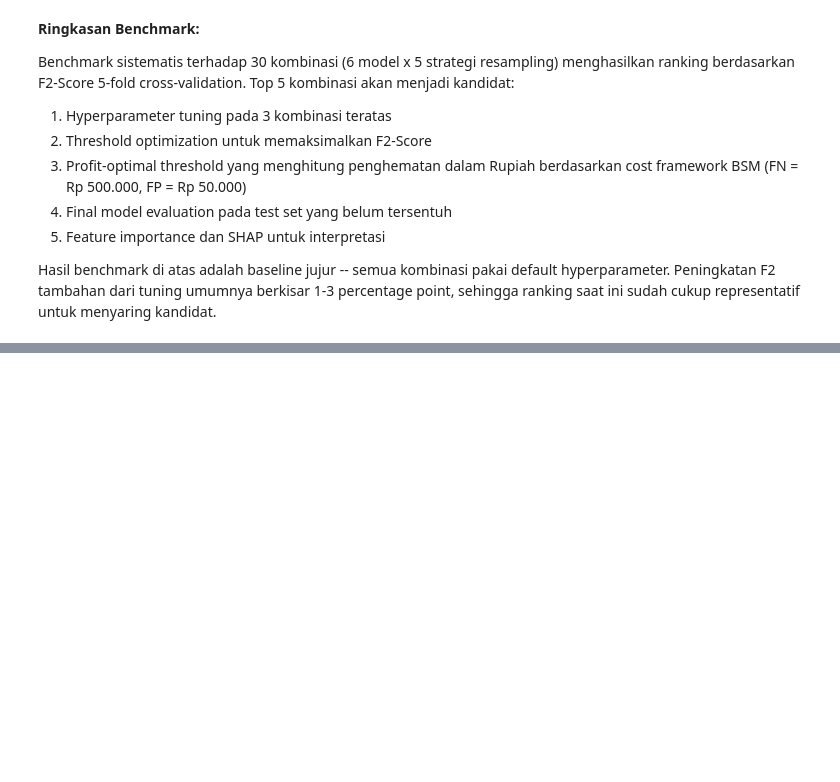
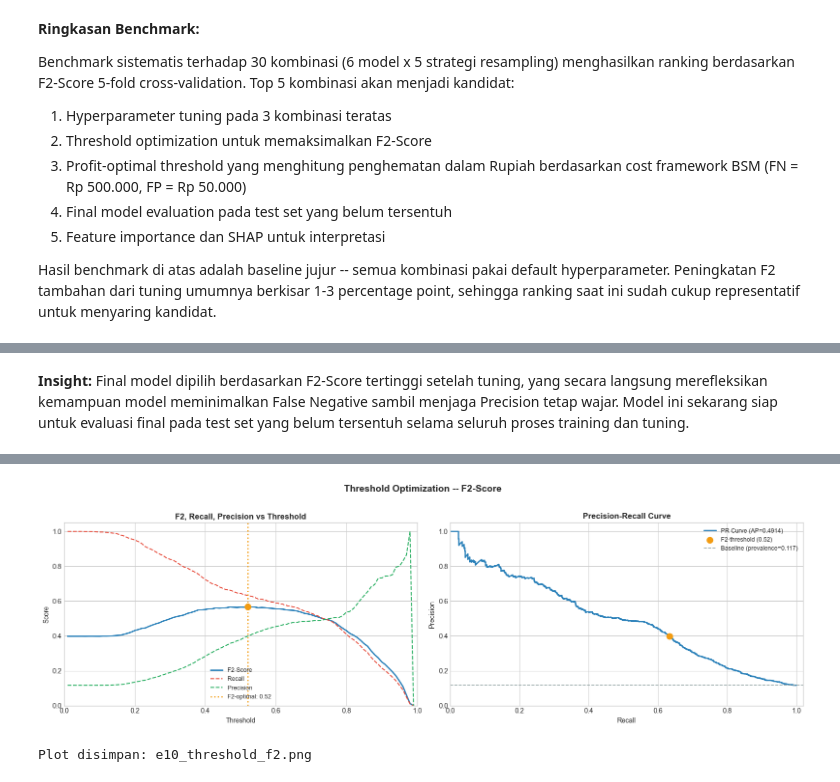
Before and after one commit to ravasrgh/bank-marketing-campaign-predictive-analytics, a Jupyter notebook: BSM_Bank_Marketing_FinalProject.ipynb, the cells around one changed output, grey strips where cells are left out. Drawn from its saved outputs; the diff is of its cells as text; code cells hidden in the pictures; blank space fills up the shorter version.

Commit message:
Final notebook and model

```diff
--- a/BSM_Bank_Marketing_FinalProject.ipynb
+++ b/BSM_Bank_Marketing_FinalProject.ipynb
@@ -3233,0 +3579,75 @@ Hasil benchmark di atas adalah baseline jujur -- semua kombinasi pakai default h
+# %% [markdown]
+**Insight:** Final model dipilih berdasarkan F2-Score tertinggi setelah tuning, yang secara langsung merefleksikan kemampuan model meminimalkan False Negative sambil menjaga Precision tetap wajar. Model ini sekarang siap untuk evaluasi final pada test set yang belum tersentuh selama seluruh proses training dan tuning.
+# %%
+# ============================================================
+# E.10 THRESHOLD OPTIMIZATION -- F2-Score Optimal
+# ============================================================
+
+print("=" * 70)
+print("E.10 THRESHOLD OPTIMIZATION -- F2-Score")
+print("=" * 70)
+
+y_prob = final_model.predict_proba(X_test)[:, 1]
+
+thresholds = np.arange(0.01, 1.00, 0.01)
+f2_scores  = []
+rec_scores = []
+pre_scores = []
+
+for t in thresholds:
+    y_pred_t = (y_prob >= t).astype(int)
+    f2_scores.append(fbeta_score(y_test, y_pred_t, beta=2, zero_division=0))
+    rec_scores.append(recall_score(y_test, y_pred_t, zero_division=0))
+    pre_scores.append(precision_score(y_test, y_pred_t, zero_division=0))
+
+f2_scores  = np.array(f2_scores)
+rec_scores = np.array(rec_scores)
+pre_scores = np.array(pre_scores)
+
+best_idx_f2    = np.argmax(f2_scores)
+THRESHOLD_F2   = thresholds[best_idx_f2]
+best_f2_val    = f2_scores[best_idx_f2]
+best_rec_val   = rec_scores[best_idx_f2]
+best_pre_val   = pre_scores[best_idx_f2]
+
+print(f"Threshold F2-optimal : {THRESHOLD_F2:.2f}")
+print(f"F2-Score pada threshold ini : {best_f2_val:.4f}")
+print(f"Recall    pada threshold ini : {best_rec_val:.4f}")
+print(f"Precision pada threshold ini : {best_pre_val:.4f}")
+
+fig, axes = plt.subplots(1, 2, figsize=(16, 5))
+
+axes[0].plot(thresholds, f2_scores,  label='F2-Score', color='#2980b9', linewidth=2)
+axes[0].plot(thresholds, rec_scores, label='Recall',    color='#e74c3c', linewidth=1.5, linestyle='--')
+axes[0].plot(thresholds, pre_scores, label='Precision', color='#27ae60', linewidth=1.5, linestyle='--')
+axes[0].axvline(THRESHOLD_F2, color='#f39c12', linestyle=':', linewidth=2,
+                label=f'F2-optimal: {THRESHOLD_F2:.2f}')
+axes[0].scatter([THRESHOLD_F2], [best_f2_val], color='#f39c12', s=80, zorder=5)
+axes[0].set_xlabel('Threshold')
+axes[0].set_ylabel('Score')
+axes[0].set_title('F2, Recall, Precision vs Threshold', fontsize=12, fontweight='bold')
+axes[0].legend(fontsize=9)
+axes[0].set_xlim(0, 1)
+axes[0].set_ylim(0, 1.05)
+
+precision_curve, recall_curve, _ = precision_recall_curve(y_test, y_prob)
+ap_score = average_precision_score(y_test, y_prob)
+axes[1].plot(recall_curve, precision_curve, color='#2980b9', linewidth=2,
+             label=f'PR Curve (AP={ap_score:.4f})')
+axes[1].scatter([best_rec_val], [best_pre_val], color='#f39c12', s=80, zorder=5,
+                label=f'F2-threshold ({THRESHOLD_F2:.2f})')
+axes[1].axhline(y_test.mean(), color='#95a5a6', linestyle='--', linewidth=1.2,
+                label=f'Baseline (prevalence={y_test.mean():.3f})')
+axes[1].set_xlabel('Recall')
+axes[1].set_ylabel('Precision')
+axes[1].set_title('Precision-Recall Curve', fontsize=12, fontweight='bold')
+axes[1].legend(fontsize=9)
+axes[1].set_xlim(0, 1.02)
+axes[1].set_ylim(0, 1.05)
+
+plt.suptitle('Threshold Optimization -- F2-Score', fontsize=14, fontweight='bold', y=1.02)
+plt.tight_layout()
+plt.savefig('e10_threshold_f2.png', dpi=150, bbox_inches='tight')
+plt.show()
+print("Plot disimpan: e10_threshold_f2.png")
+# %% [output]
@@ -3233,0 +3661,2 @@ Hasil benchmark di atas adalah baseline jujur -- semua kombinasi pakai default h
+[figure, added]
+Plot disimpan: e10_threshold_f2.png
```
Also changed, not shown: parts of 83 cells of this notebook, 1 other file.
